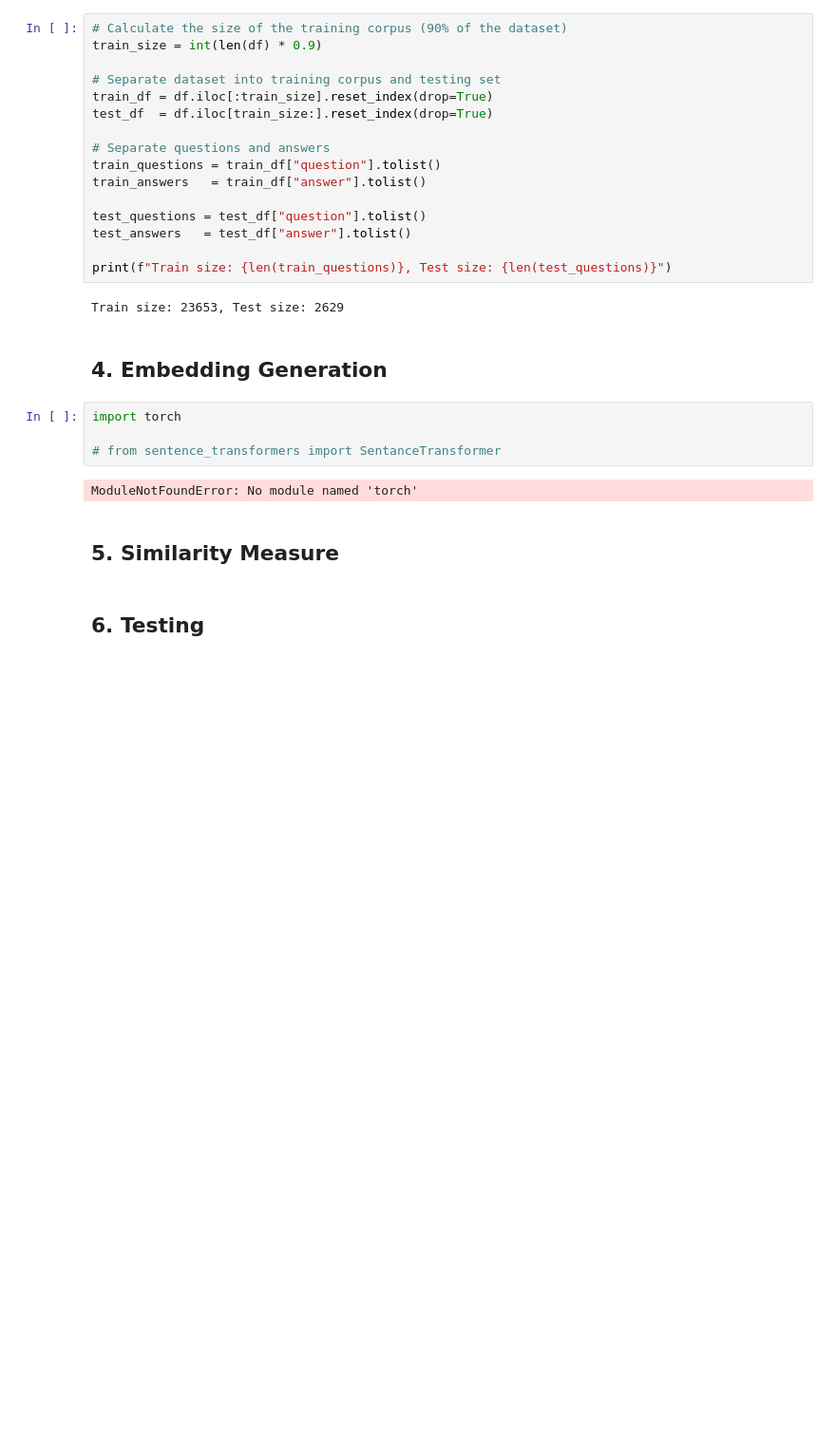
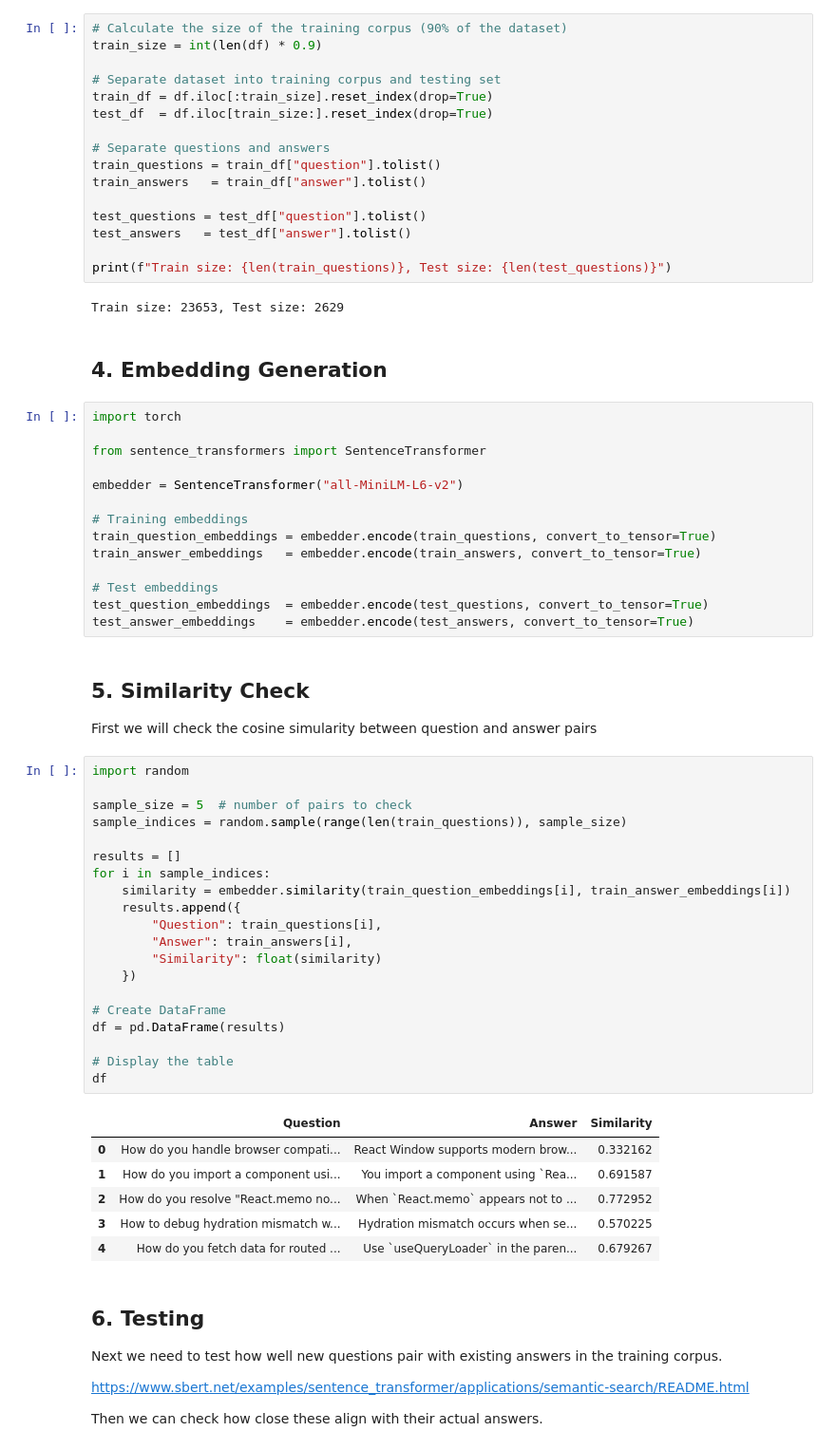
Before and after one commit to JadePrideaux/ReactJS-FAQ-ChatBot, a Jupyter notebook: notebooks/model.ipynb, the cells around one changed output. Shown at 95% size. Saved outputs shown, nothing was run; the diff lists cells and outputs as text; blank space fills up the shorter version.

Commit message:
feat: check similarity of a sample of test pairs

```diff
--- a/notebooks/model.ipynb
+++ b/notebooks/model.ipynb
@@ -91,12 +94,55 @@ Train size: 23653, Test size: 2629
 # %%
 import torch
 
-# from sentence_transformers import SentanceTransformer
+from sentence_transformers import SentenceTransformer
+
+embedder = SentenceTransformer("all-MiniLM-L6-v2")
+
+# Training embeddings
+train_question_embeddings = embedder.encode(train_questions, convert_to_tensor=True)
+train_answer_embeddings   = embedder.encode(train_answers, convert_to_tensor=True)
+
+# Test embeddings
+test_question_embeddings  = embedder.encode(test_questions, convert_to_tensor=True)
+test_answer_embeddings    = embedder.encode(test_answers, convert_to_tensor=True)
-# %% [output]
-ModuleNotFoundError: No module named 'torch'
 # %% [markdown]
-## 5. Similarity Measure
+## 5. Similarity Check
+
+First we will check the cosine simularity between question and answer pairs
+# %%
+import random
+
+sample_size = 5  # number of pairs to check
+sample_indices = random.sample(range(len(train_questions)), sample_size)
+
+results = []
+for i in sample_indices:
+    similarity = embedder.similarity(train_question_embeddings[i], train_answer_embeddings[i])
+    results.append({
+        "Question": train_questions[i],
+        "Answer": train_answers[i],
+        "Similarity": float(similarity)
+    })
+
+# Create DataFrame
+df = pd.DataFrame(results)
+
+# Display the table
+df
+# %% [output]
+|  | Question | Answer | Similarity |
+| 0 | How do you handle browser compati... | React Window supports modern brow... | 0.332162 |
+| 1 | How do you import a component usi... | You import a component using `Rea... | 0.691587 |
+| 2 | How do you resolve "React.memo no... | When `React.memo` appears not to ... | 0.772952 |
+| 3 | How to debug hydration mismatch w... | Hydration mismatch occurs when se... | 0.570225 |
+| 4 | How do you fetch data for routed ... | Use `useQueryLoader` in the paren... | 0.679267 |
 # %% [markdown]
 ## 6. Testing
+
+Next we need to test how well new questions pair with existing answers in the training corpus.
+
+https://www.sbert.net/examples/sentence_transformer/applications/semantic-search/README.html
+
+Then we can check how close these align with their actual answers.
 # %% [markdown]
 ## 7. Evaluation
```
Also changed, not shown: parts of 5 cells of this notebook.
